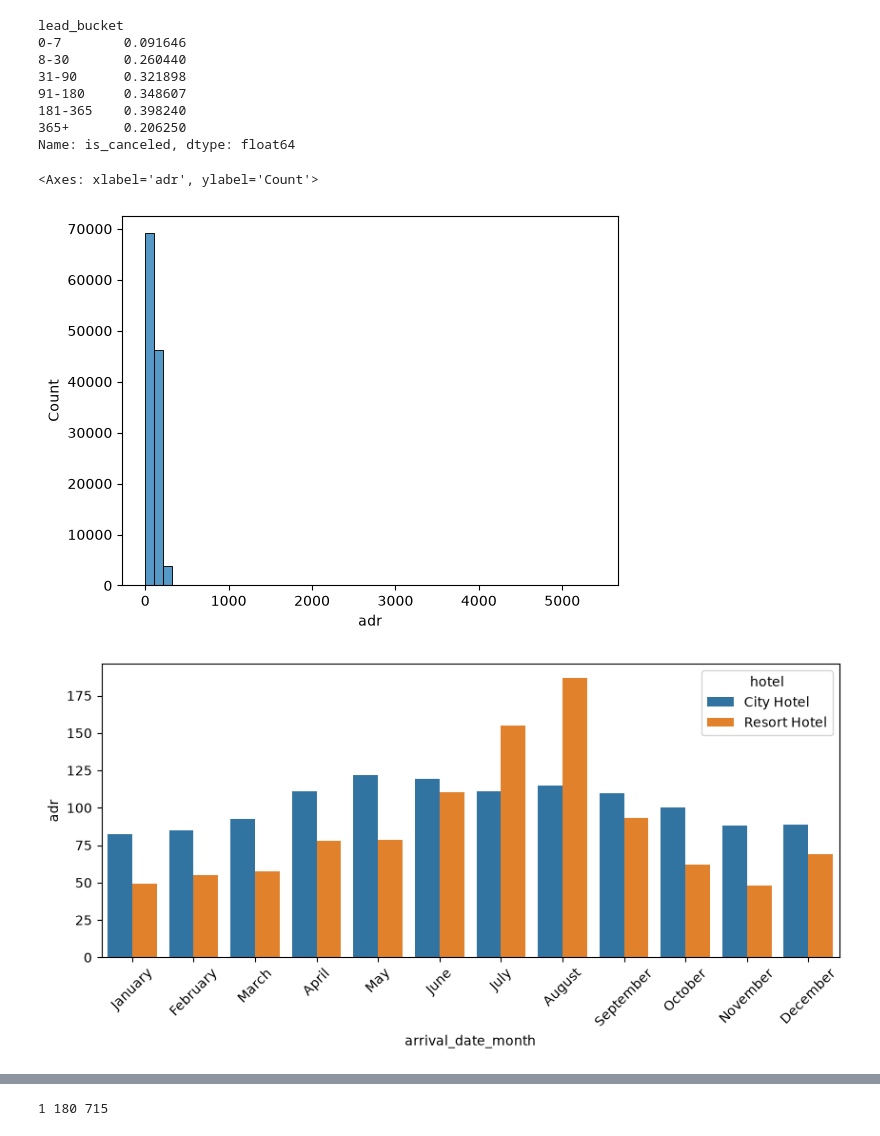
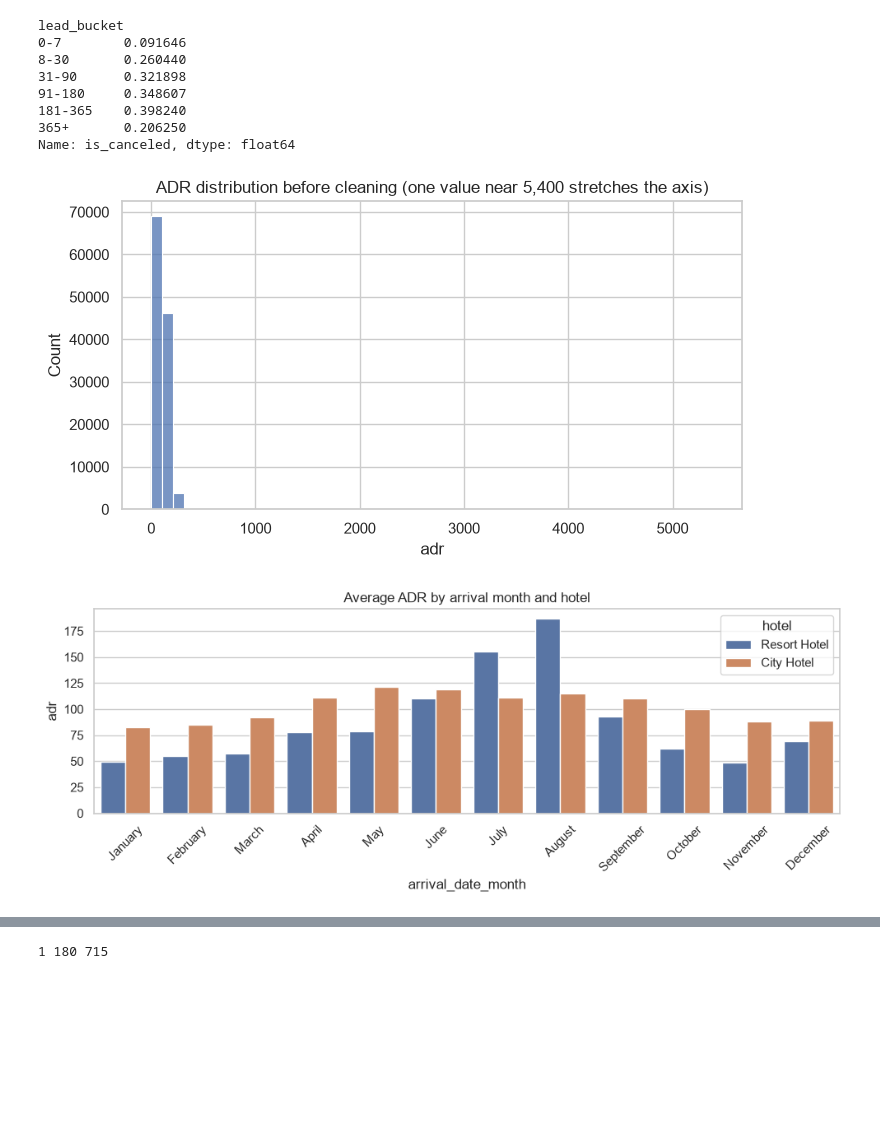
Before and after one commit to Hiruna01/hotel-booking-intelligence, a Jupyter notebook: notebooks/01_eda_cleaning.ipynb, the cells around one changed output, grey strips where cells are left out. Cells and saved outputs as stored; diff of their text form; code cells hidden in the pictures; blank space fills up the shorter version.

```diff
--- a/notebooks/01_eda_cleaning.ipynb
+++ b/notebooks/01_eda_cleaning.ipynb
@@ -5,12 +20,36 @@
 # %%
 import pandas as pd
+from pathlib import Path
 import numpy as np
 import matplotlib.pyplot as plt
 import seaborn as sns
+
 from sklearn.model_selection import train_test_split
 from sklearn.compose import ColumnTransformer
 from sklearn.pipeline import Pipeline
 from sklearn.impute import SimpleImputer
 from sklearn.preprocessing import StandardScaler, OneHotEncoder
 
-df = pd.read_csv("../data/hotel_bookings.csv")
+# ---- Configuration ----
+DATA_RAW = Path("../data/hotel_bookings.csv")
+DATA_CLEAN = Path("../data/clean/hotel_clean.csv")
+RANDOM_STATE = 42
+TEST_SIZE = 0.2
+ADR_MAX = 1000                      # upper ADR cut-off, justified in section 4.3
+
+LEAKAGE_COLS = ["reservation_status", "reservation_status_date"]
+TARGETS = ["is_canceled", "adr"]
+ID_LIKE_COLS = ["agent", "company"]  # numeric codes, not quantities
+
+MONTH_ORDER = ["January", "February", "March", "April", "May", "June", "July",
+               "August", "September", "October", "November", "December"]
+
+SEASON_MAP = {
+    "December": "winter", "January": "winter", "February": "winter",
+    "March": "spring", "April": "spring", "May": "spring",
+    "June": "summer", "July": "summer", "August": "summer",
+    "September": "autumn", "October": "autumn", "November": "autumn",
+}
+
+pd.set_option("display.max_columns", 40)
+sns.set_theme(style="whitegrid")
@@ -17,7 +83,5 @@ df = pd.read_csv("../data/hotel_bookings.csv")
 # %%
-# We use .shape() to find the dimensions (cloumns) and the size of the dataset (Rows)
-print(df.shape)
-
-# Use head() to quickly inspect the first few rows
-df.head()
+raw = pd.read_csv(DATA_RAW)
+print(f"{raw.shape[0]:,} rows x {raw.shape[1]} columns")   # .shape is an attribute, not a method
+raw.head()
 # %% [output]
@@ -271,19 +370,24 @@ lead_bucket
 365+       0.206250
 Name: is_canceled, dtype: float64
 # %%
-sns.histplot(df["adr"], bins=50)
+# ADR distribution, and ADR by month and hotel
+
+fig, ax = plt.subplots(figsize=(8, 4))
+sns.histplot(raw["adr"], bins=50, ax=ax)
+ax.set_title("ADR distribution before cleaning (one value near 5,400 stretches the axis)")
+plt.show()
 # %% [output]
-<Axes: xlabel='adr', ylabel='Count'>
-[figure, old version]
+[figure, new version]
 # %%
-adr_by_month = (df.groupby(["arrival_date_month", "hotel"])["adr"]
-                  .mean()
-                  .reset_index())          # turns the index back into columns
+# Use only plausible ADR values so a single outlier cannot distort the averages
+adr_plot = eda[eda["adr"].between(0, ADR_MAX)]
 
-plt.figure(figsize=(10,4))
-sns.barplot(data=adr_by_month, x="arrival_date_month", y="adr",
-            hue="hotel", order=month_order)
+plt.figure(figsize=(10, 4))
+sns.barplot(data=adr_plot, x="arrival_date_month", y="adr", hue="hotel",
+            order=MONTH_ORDER, errorbar=None)
 plt.xticks(rotation=45)
+plt.title("Average ADR by arrival month and hotel")
+plt.tight_layout()
 plt.show()
 # %% [output]
-[figure, old version]
+[figure, new version]
```
Also changed, not shown: parts of 75 cells of this notebook, 3 other files.
